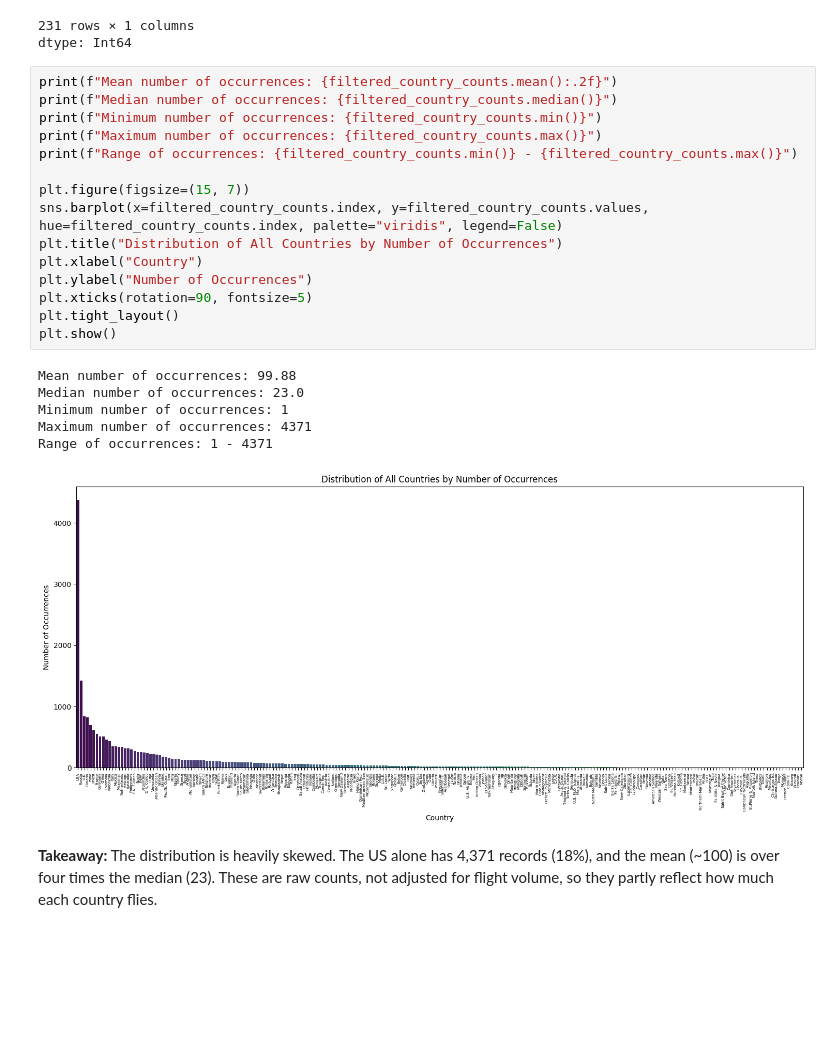
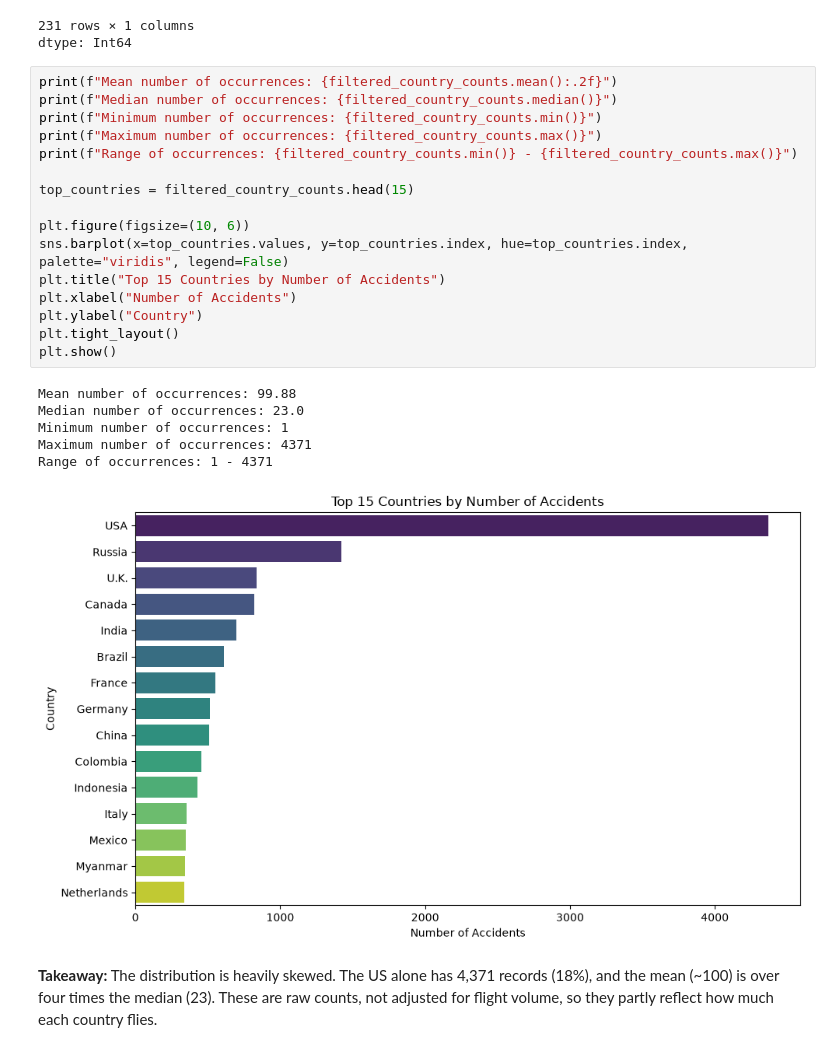
Before and after one commit to theamanali/civil-aviation-accident-analysis, a Jupyter notebook: analysis.ipynb, the cells around one changed output. Cells and saved outputs as stored; diff of their text form; blank space fills up the shorter version.

Commit message:
Show top 15 countries in country chart
The all-countries chart had 231 unreadable labels. Switch to a
horizontal bar chart of the top 15 and add it to the README.

```diff
--- a/analysis.ipynb
+++ b/analysis.ipynb
@@ -149,25 +151,26 @@ dtype: Int64
 # %%
 print(f"Mean number of occurrences: {filtered_country_counts.mean():.2f}")
 print(f"Median number of occurrences: {filtered_country_counts.median()}")
 print(f"Minimum number of occurrences: {filtered_country_counts.min()}")
 print(f"Maximum number of occurrences: {filtered_country_counts.max()}")
 print(f"Range of occurrences: {filtered_country_counts.min()} - {filtered_country_counts.max()}")
 
-plt.figure(figsize=(15, 7))
-sns.barplot(x=filtered_country_counts.index, y=filtered_country_counts.values, hue=filtered_country_counts.index, palette="viridis", legend=False)
-plt.title("Distribution of All Countries by Number of Occurrences")
-plt.xlabel("Country")
-plt.ylabel("Number of Occurrences")
-plt.xticks(rotation=90, fontsize=5)
+top_countries = filtered_country_counts.head(15)
+
+plt.figure(figsize=(10, 6))
+sns.barplot(x=top_countries.values, y=top_countries.index, hue=top_countries.index, palette="viridis", legend=False)
+plt.title("Top 15 Countries by Number of Accidents")
+plt.xlabel("Number of Accidents")
+plt.ylabel("Country")
 plt.tight_layout()
 plt.show()
 # %% [output]
 Mean number of occurrences: 99.88
 Median number of occurrences: 23.0
 Minimum number of occurrences: 1
 Maximum number of occurrences: 4371
 Range of occurrences: 1 - 4371
-[figure, old version]
+[figure, new version]
 # %% [markdown]
 **Takeaway:** The distribution is heavily skewed. The US alone has 4,371 records (18%), and the mean (~100) is over four times the median (23). These are raw counts, not adjusted for flight volume, so they partly reflect how much each country flies.
 # %% [markdown]
```
Also changed, not shown: parts of 2 cells of this notebook, 2 other files.
